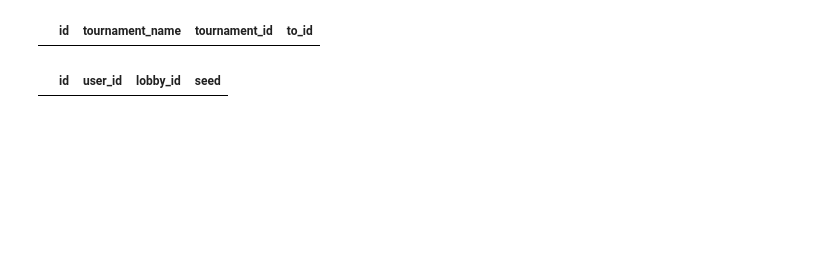
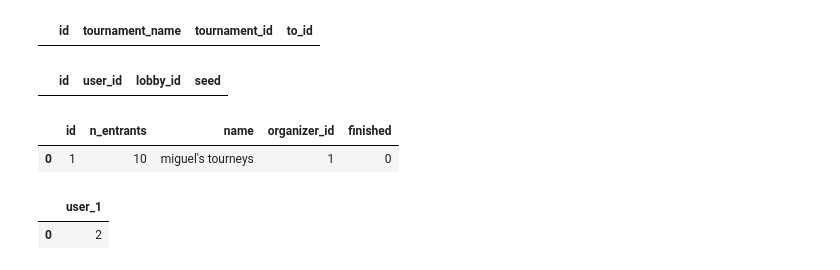
Before and after one commit to atrostan/brackit, a Jupyter notebook: backend/lobby_demo.ipynb, the cells around one changed output. Saved outputs shown, nothing was run; the diff lists cells and outputs as text; code cells hidden in the pictures; blank space fills up the shorter version.

```diff
--- a/backend/lobby_demo.ipynb
+++ b/backend/lobby_demo.ipynb
@@ -423,0 +486,10 @@ pd.read_sql_query(f'select * from lobby_seeds', cnx)
+# %%
+q = 'select * from tournament'
+
+# posted a user
+df = pd.read_sql_query(q, cnx)
+tid = df.head(1)['id'].values[0]
+df
+# %% [output]
+|  | id | n_entrants | name | organizer_id | finished |
+| 0 | 1 | 10 | miguel's tourneys | 1 | 0 |
@@ -423,0 +498,9 @@ pd.read_sql_query(f'select * from lobby_seeds', cnx)
+# %%
+q = 'select user_1 from match where id == 5'
+
+# posted a user
+df = pd.read_sql_query(q, cnx)
+df
+# %% [output]
+|  | user_1 |
+| 0 | 2 |
```
Also changed, not shown: parts of 13 cells of this notebook, 3 other files.
